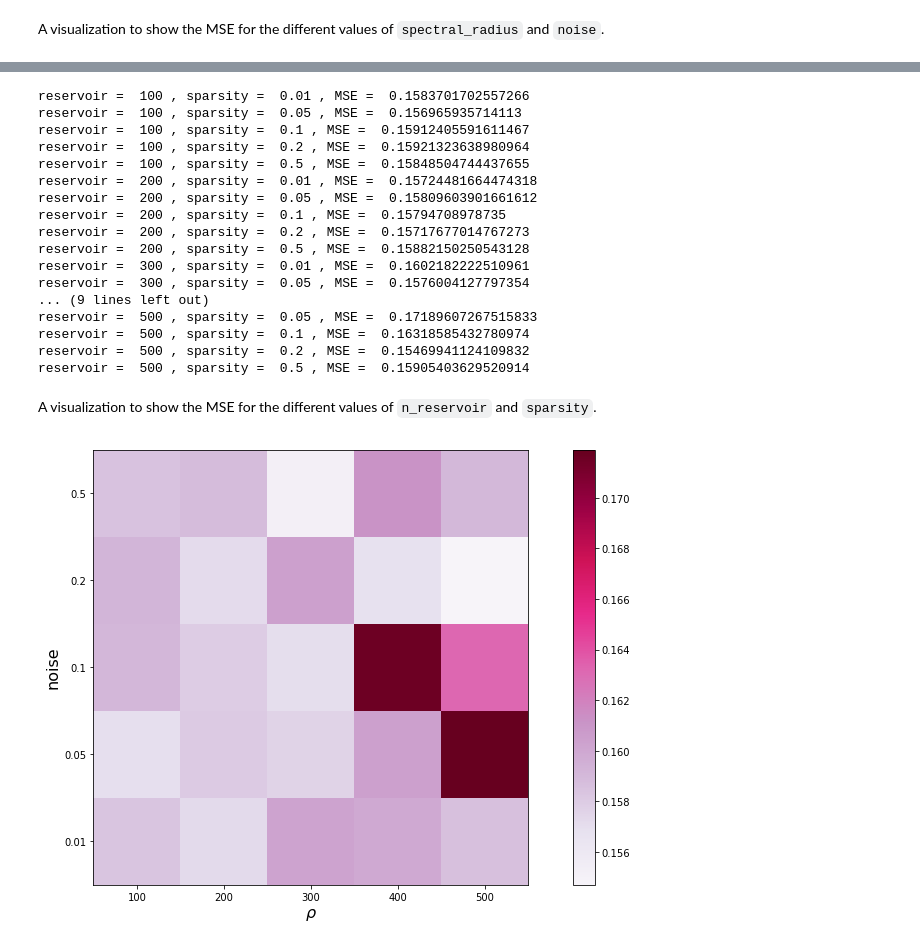
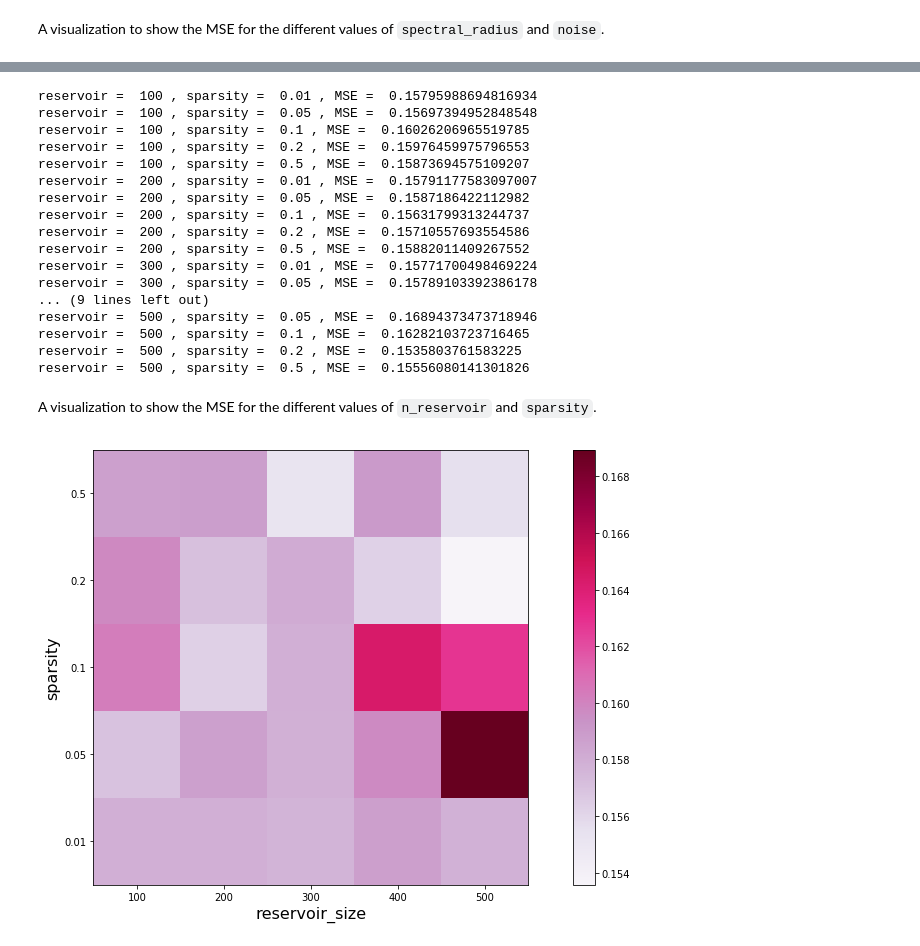
Before and after one commit to cocoluk/AMLI_FinalProject, a Jupyter notebook: model/nb/Echo_State_Network.ipynb, the cells around one changed output, grey strips where cells are left out. Saved outputs shown, nothing was run; the diff lists cells and outputs as text; code cells hidden in the pictures.

```diff
--- a/model/nb/Echo_State_Network.ipynb
+++ b/model/nb/Echo_State_Network.ipynb
@@ -230,0 +243,2 @@ MSE: 0.1599933996458689
+# %%
+start, pred_tot = run_model(model, data, trainlen, future, futureTotal)
@@ -250,7 +278,7 @@ noise_set_size = len(noise_set)
 trainlen = 1500
 future = 2
 futureTotal= 100
-start = data.shape[0] - trainlen - futureTotal -1
+# start = data.shape[0] - trainlen - futureTotal -1
 
 loss = np.zeros([radius_set_size, noise_set_size])
 
@@ -258,22 +286,9 @@ for l in range(radius_set_size):
     rho = radius_set[l]
     for j in range(noise_set_size):
         noise = noise_set[j]
+        model = init_model(n_reservoir, sparsity, rand_seed, rho, noise)
+        start, pred_tot = run_model(model, data, trainlen, future, futureTotal)
 
-        pred_tot=np.zeros(futureTotal)
-
-        esn = ESN(n_inputs = 1,
-          n_outputs = 1,
-          n_reservoir = n_reservoir,
-          sparsity=sparsity,
-          random_state=rand_seed,
-          spectral_radius = rho,
-          noise=noise)
-
-        for i in range(0,futureTotal,future):
-            pred_training = esn.fit(np.ones(trainlen),data[start+i:start+trainlen+i])
-            prediction = esn.predict(np.ones(future))
-            pred_tot[i:i+future] = prediction[:,0]
-
-        loss[l, j] = MSE(pred_tot, data[start+trainlen:start+trainlen+futureTotal])
+        loss[l, j] = MSE(pred_tot, data[start+trainlen:])
         print('rho = ', radius_set[l], ', noise = ', noise_set[j], ', MSE = ', loss[l][j] )
 # %% [output]
@@ -332,7 +347,7 @@ sparsity_set    = [0.01, 0.05, 0.1, 0.2, 0.5]
 rand_seed       = 23
 
 radius = 1.5
-noise = 0.001
+noise = 0.003
 
 
 n_reservoir_size  = len(n_reservoir_set)
@@ -346,58 +361,46 @@ start = data.shape[0] - trainlen - futureTotal -1
 loss = np.zeros([n_reservoir_size, sparsity_size])
 
 for l in range(n_reservoir_size):
-    reservoir = n_reservoir_set[l]
+    n_reservoir = n_reservoir_set[l]
     for j in range(sparsity_size):
         sparsity = sparsity_set[j]
 
-        pred_tot=np.zeros(futureTotal)
-
-        esn = ESN(n_inputs = 1,
-          n_outputs = 1,
-          n_reservoir = reservoir,
-          sparsity=sparsity,
-          random_state=rand_seed,
-          spectral_radius = radius,
-          noise=noise)
-
-        for i in range(0,futureTotal,future):
-            pred_training = esn.fit(np.ones(trainlen),data[start+i:start+trainlen+i])
-            prediction = esn.predict(np.ones(future))
-            pred_tot[i:i+future] = prediction[:,0]
+        model = init_model(n_reservoir, sparsity, rand_seed, rho, noise)
+        start, pred_tot = run_model(model, data, trainlen, future, futureTotal)
 
         loss[l, j] = MSE(pred_tot, data[start+trainlen:start+trainlen+futureTotal])
         print('reservoir = ', n_reservoir_set[l], ', sparsity = ', sparsity_set[j], ', MSE = ', loss[l][j] )
 # %% [output]
-reservoir =  100 , sparsity =  0.01 , MSE =  0.1583701702557266
-reservoir =  100 , sparsity =  0.05 , MSE =  0.156965935714113
-reservoir =  100 , sparsity =  0.1 , MSE =  0.15912405591611467
-reservoir =  100 , sparsity =  0.2 , MSE =  0.15921323638980964
-reservoir =  100 , sparsity =  0.5 , MSE =  0.15848504744437655
-reservoir =  200 , sparsity =  0.01 , MSE =  0.15724481664474318
-reservoir =  200 , sparsity =  0.05 , MSE =  0.15809603901661612
-reservoir =  200 , sparsity =  0.1 , MSE =  0.15794708978735
-reservoir =  200 , sparsity =  0.2 , MSE =  0.15717677014767273
-reservoir =  200 , sparsity =  0.5 , MSE =  0.15882150250543128
-reservoir =  300 , sparsity =  0.01 , MSE =  0.1602182222510961
-reservoir =  300 , sparsity =  0.05 , MSE =  0.1576004127797354
+reservoir =  100 , sparsity =  0.01 , MSE =  0.15795988694816934
+reservoir =  100 , sparsity =  0.05 , MSE =  0.15697394952848548
+reservoir =  100 , sparsity =  0.1 , MSE =  0.16026206965519785
+reservoir =  100 , sparsity =  0.2 , MSE =  0.15976459975796553
+reservoir =  100 , sparsity =  0.5 , MSE =  0.15873694575109207
+reservoir =  200 , sparsity =  0.01 , MSE =  0.15791177583097007
+reservoir =  200 , sparsity =  0.05 , MSE =  0.1587186422112982
+reservoir =  200 , sparsity =  0.1 , MSE =  0.15631799313244737
+reservoir =  200 , sparsity =  0.2 , MSE =  0.15710557693554586
+reservoir =  200 , sparsity =  0.5 , MSE =  0.15882011409267552
+reservoir =  300 , sparsity =  0.01 , MSE =  0.15771700498469224
+reservoir =  300 , sparsity =  0.05 , MSE =  0.15789103392386178
 ... (9 lines left out)
-reservoir =  500 , sparsity =  0.05 , MSE =  0.17189607267515833
-reservoir =  500 , sparsity =  0.1 , MSE =  0.16318585432780974
-reservoir =  500 , sparsity =  0.2 , MSE =  0.15469941124109832
-reservoir =  500 , sparsity =  0.5 , MSE =  0.15905403629520914
+reservoir =  500 , sparsity =  0.05 , MSE =  0.16894373473718946
+reservoir =  500 , sparsity =  0.1 , MSE =  0.16282103723716465
+reservoir =  500 , sparsity =  0.2 , MSE =  0.1535803761583225
+reservoir =  500 , sparsity =  0.5 , MSE =  0.15556080141301826
 # %% [markdown]
 A visualization to show the MSE for the different values of `n_reservoir` and `sparsity`.
 # %%
 plt.figure(figsize=(16,8))
 im = plt.imshow(loss.T, vmin=abs(loss).min(), vmax=abs(loss).max(), origin='lower',cmap='PuRd')
 plt.xticks(np.linspace(0,n_reservoir_size-1,n_reservoir_size), n_reservoir_set);
 plt.yticks(np.linspace(0,sparsity_size-1, sparsity_size), sparsity_set);
-plt.xlabel(r'$\rho$', fontsize=16); plt.ylabel('noise', fontsize=16);
+plt.xlabel(r'reservoir_size', fontsize=16); plt.ylabel('sparsity', fontsize=16);
 
 # im.set_interpolation('bilinear')
 cb = plt.colorbar(im);
 # %% [output]
-[figure, old version]
+[figure, new version]
 # %%
 minLoss = np.min(loss)
 index_min = np.where(loss == minLoss)
```
Also changed, not shown: parts of 34 cells of this notebook.
